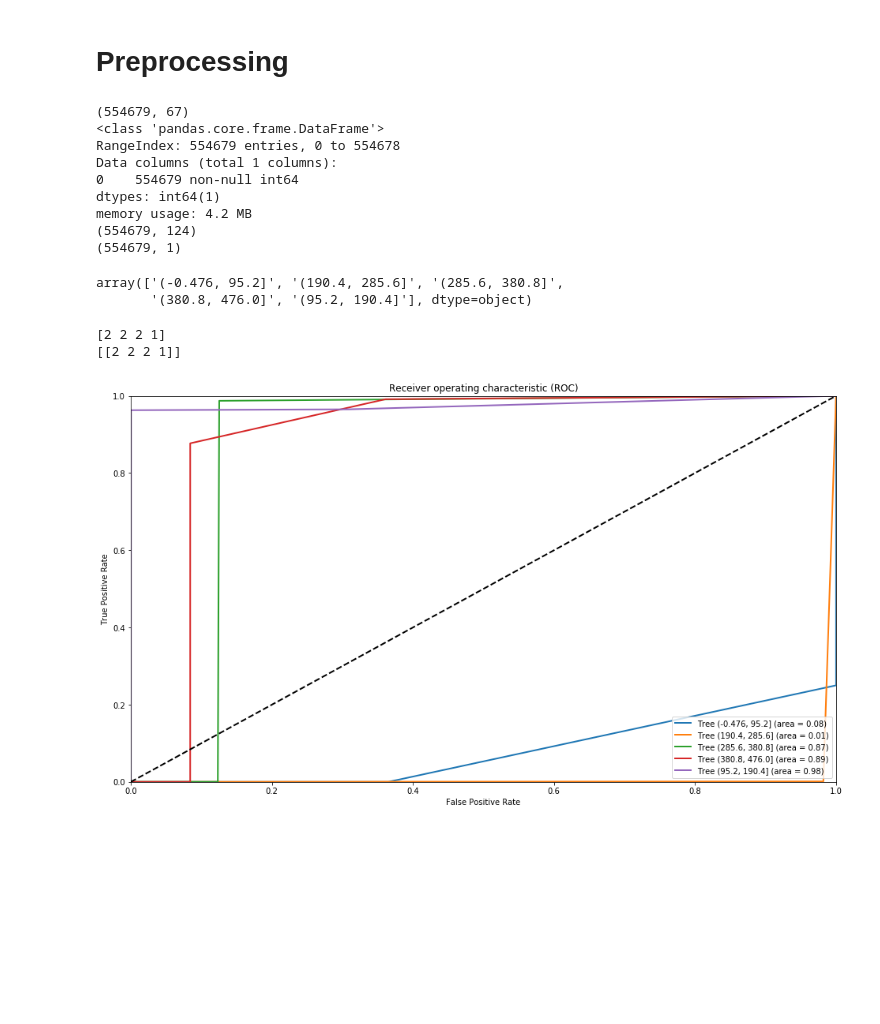
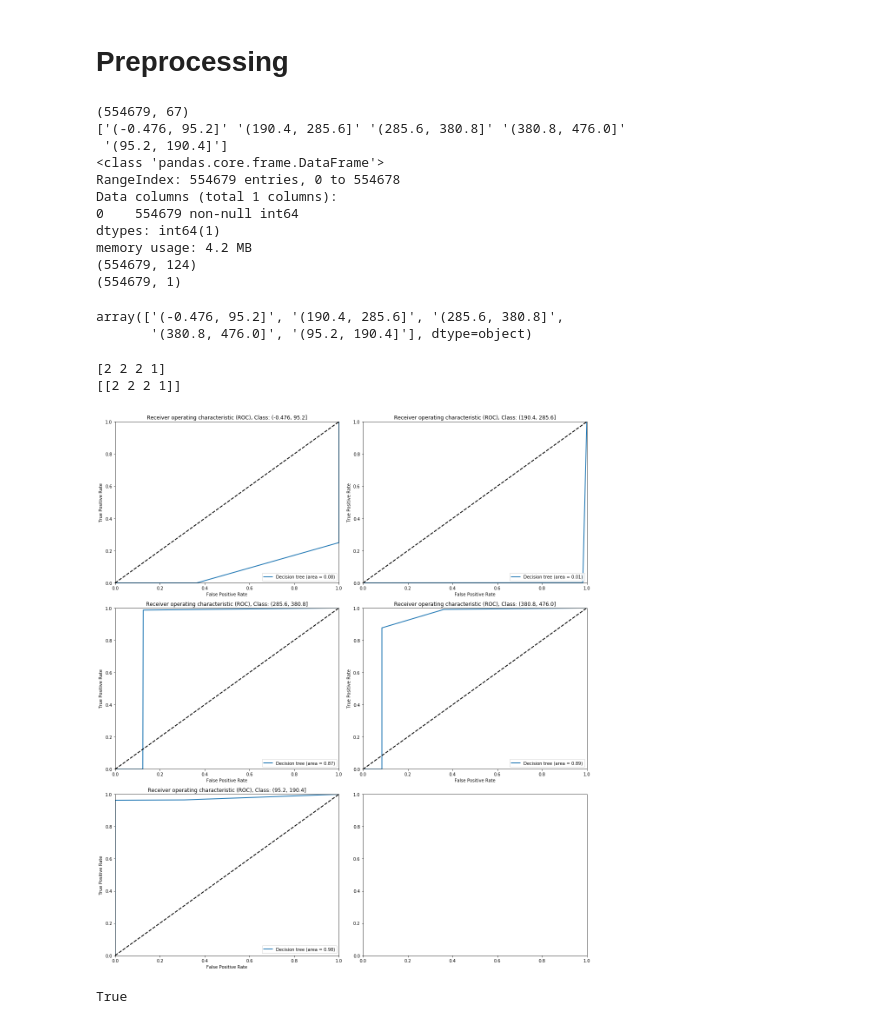
Before and after one commit to ingJSNA/dataMining2018, a Jupyter notebook: ICFES/5 Classification.ipynb, the cells around one changed output. Cells and saved outputs as stored; diff of their text form; code cells hidden in the pictures; blank space fills up the shorter version.

Commit message:
Plot ROC by class

```diff
--- a/ICFES/5 Classification.ipynb
+++ b/ICFES/5 Classification.ipynb
@@ -37,7 +37,7 @@ pg.value_counts(dropna=False).plot.bar()
 import math
 from sklearn import preprocessing
 
-m = math.ceil(icfes.shape[0]*1.0)
+m = math.ceil(icfes.shape[0]*1)
 
 data = icfes.iloc[0: m, :]
 
@@ -72,6 +72,7 @@ le = preprocessing.LabelEncoder()
 y = le.fit_transform(y)
 y = pd.DataFrame(y)
 y_labels = le.classes_
+print(y_labels)
 
 y.describe(include='all')
 
@@ -85,6 +86,8 @@ print(y.shape)
 y_labels
 # %% [output]
 (554679, 67)
+['(-0.476, 95.2]' '(190.4, 285.6]' '(285.6, 380.8]' '(380.8, 476.0]'
+ '(95.2, 190.4]']
 <class 'pandas.core.frame.DataFrame'>
 RangeIndex: 554679 entries, 0 to 554678
 Data columns (total 1 columns):
@@ -125,32 +128,57 @@ g.write_svg('tree.svg')
 # %%
 from sklearn.metrics import roc_curve, auc
 # ROC
-y_pred = clf_tree.predict(X)
 
-fprs = []
-tprs = []
-aucs = []
-for i in np.unique(y):
-    fpr, tpr, thresholds = roc_curve(y, y_pred, pos_label=i)
-    roc_auc = auc(fpr, tpr)
-    fprs.append(fpr)
-    tprs.append(tpr)
-    aucs.append(roc_auc)
+def ROC(clfs, clf_names, X, y, y_labels):
 
-# Plot ROC
-plt.figure(figsize=(16, 9))
-lw = 2
-for label, fpr, tpr, auc in zip(y_labels, fprs, tprs, aucs):
-    plt.plot(fpr, tpr,
-         lw=lw, label='Tree {} (area = {:0.2f})'.format(label, auc))
+    r, c = (3, 2)
+    fig, axes = plt.subplots(r, c, figsize=(8*c, 6*r))
 
-plt.plot([0, 1], [0, 1], color='black', lw=lw, linestyle='--')
-plt.xlim([0.0, 1.0])
-plt.ylim([0.0, 1.0])
-plt.xlabel('False Positive Rate')
-plt.ylabel('True Positive Rate')
-plt.title('Receiver operating characteristic (ROC)')
-plt.legend(loc="lower right")
-plt.show()
+    for clf, name in zip(clfs, clf_names):
+        y_pred = clf.predict(X)
+
+        fprs = []
+        tprs = []
+        aucs = []
+        labels = []
+        y_unique_values = np.unique(y)
+        # Calc ROC
+        for i in y_unique_values:
+            fpr, tpr, thresholds = roc_curve(y, y_pred, pos_label=i)
+            roc_auc = auc(fpr, tpr)
+            fprs.append(fpr)
+            tprs.append(tpr)
+            aucs.append(roc_auc)
+            labels.append(y_labels[i])
+
+        # Plot ROC
+        plot_num = 1
+        lw = 2
+        for label, fpr, tpr, roc_auc in zip(labels, fprs, tprs, aucs):
+            ax = plt.subplot(r, c, plot_num)
+            plot_num +=1
+
+            ax.plot(fpr, tpr,
+                 lw=lw, label='{} (area = {:0.2f})'.format(name, roc_auc))
+    # Polish plot
+    for plot_num, label in enumerate(labels):
+        ax = plt.subplot(r, c, plot_num+1)
+        ax.plot([0, 1], [0, 1], color='black', lw=lw, linestyle='--')
+        ax.set_xlim([0.0, 1.0])
+        ax.set_ylim([0.0, 1.0])
+        ax.set_xlabel('False Positive Rate')
+        ax.set_ylabel('True Positive Rate')
+        ax.set_title('Receiver operating characteristic (ROC), Class: {}'.format(label))
+        ax.legend(loc="lower right")
+
+    plt.tight_layout()
+    plt.show()
+    return True
+
+
+clfs = [clf_tree]
+clf_names = ['Decision tree']
+ROC(clfs, clf_names, X, y, y_labels)
 # %% [output]
-[figure, old version]
+[figure, new version]
+True
```
Also changed, not shown: parts of 1 cell of this notebook.
